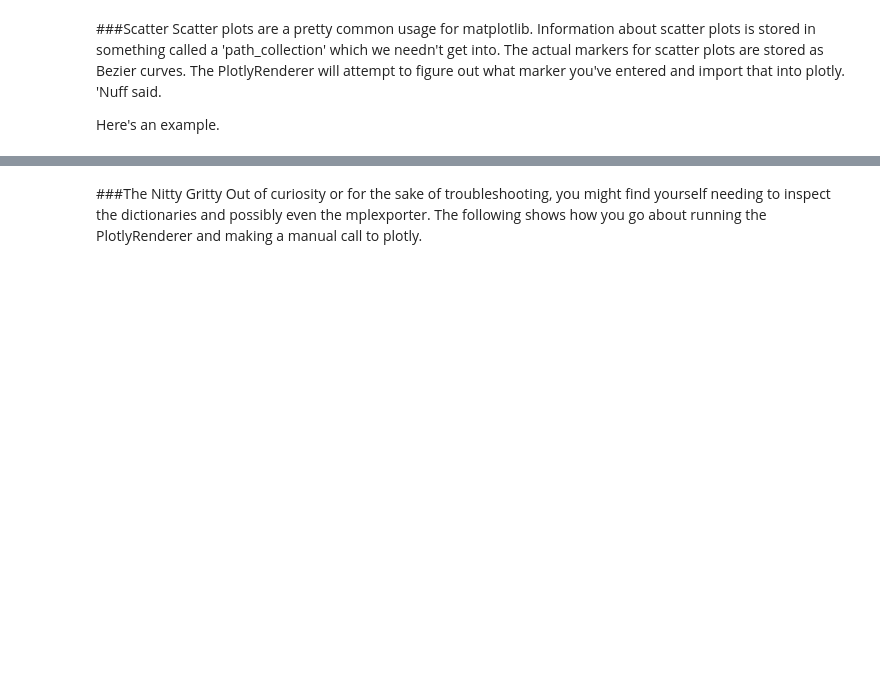
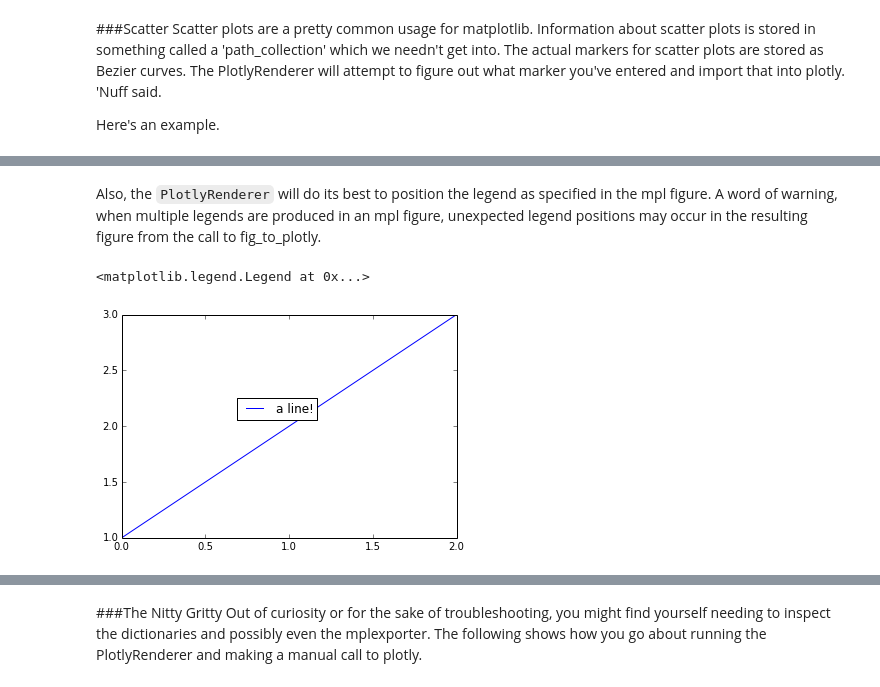
Before and after one commit to mpld3/matplotlylib, a Jupyter notebook: notebooks/Plotly and mpld3.ipynb, the cells around one changed output, grey strips where cells are left out. Drawn from its saved outputs; the diff is of its cells as text; code cells hidden in the pictures; blank space fills up the shorter version.

Commit message:
Changed files in response to unexpected results in NB.
Nothing major, just some small tweaks to make sure that the notebook
still works.

```diff
--- a/notebooks/Plotly and mpld3.ipynb
+++ b/notebooks/Plotly and mpld3.ipynb
@@ -324,0 +344,9 @@ fig_to_plotly(fig9, username, api_key, notebook=True, resize=True)
+# %% [markdown]
+Also, the `PlotlyRenderer` will do its best to position the legend as specified in the mpl figure. A word of warning, when multiple legends are produced in an mpl figure, unexpected legend positions may occur in the resulting figure from the call to fig_to_plotly.
+# %%
+fig11, ax = plt.subplots()
+ax.plot([1,2,3], label='a line!')
+ax.legend(bbox_to_anchor=(.5, .5,.1,.1), bbox_transform=ax.transAxes, loc=4)
+# %% [output]
+<matplotlib.legend.Legend at 0x...>
+[figure, added]
```
Also changed, not shown: parts of 9 cells of this notebook, 3 other files.
